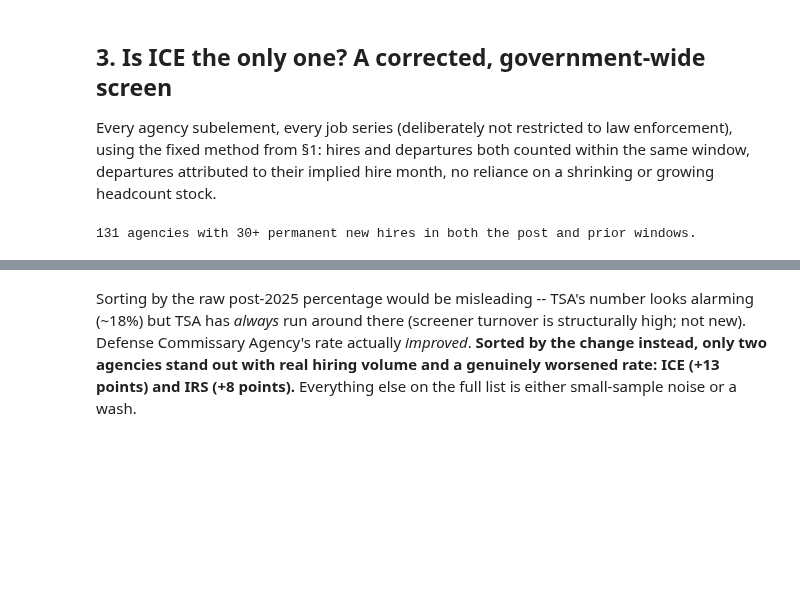
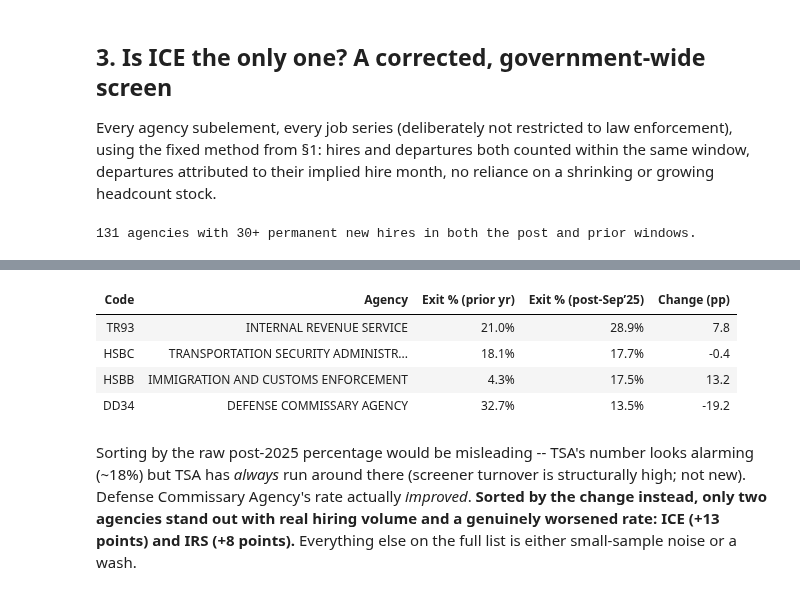
Before and after one commit to abigailhaddad/attrition-screen, a Jupyter notebook: attrition_screen.ipynb, the cells around one changed output, grey strips where cells are left out. Drawn from its saved outputs; the diff is of its cells as text; code cells hidden in the pictures; blank space fills up the shorter version.

```diff
--- a/attrition_screen.ipynb
+++ b/attrition_screen.ipynb
@@ -285,6 +303,23 @@ show(top_change[["agency_subelement_code","agency_subelement","hires_prior","hir
 | IN06 | INDIAN AFFAIRS | 164 | 106 | 8.5% | 10.4% | 1.8 |
 | DD27 | MISSILE DEFENSE AGENCY | 200 | 51 | 3.5% | 3.9% | 0.4 |
 | DD82 | NATIONAL RECONNAISSANCE OFFICE | 90 | 66 | 1.1% | 1.5% | 0.4 |
+# %%
+# Why sorting by the raw rate (not the change) is misleading: check the highest post-Sep'25
+# rates, plus Defense Commissary Agency specifically (high level, but improving).
+top_level = pd.concat([
+    yoy.sort_values("pct_post", ascending=False).head(3),
+    yoy[yoy.agency_subelement_code == "DD34"],
+])
+show(top_level[["agency_subelement_code","agency_subelement","pct_prior","pct_post","change_pp"]]
+     .rename(columns={"agency_subelement_code":"Code","agency_subelement":"Agency",
+                       "pct_prior":"Exit % (prior yr)","pct_post":"Exit % (post-Sep’25)","change_pp":"Change (pp)"}),
+     pct=["Exit % (prior yr)","Exit % (post-Sep’25)"])
+# %% [output]
+| Code | Agency | Exit % (prior yr) | Exit % (post-Sep’25) | Change (pp) |
+| TR93 | INTERNAL REVENUE SERVICE | 21.0% | 28.9% | 7.8 |
+| HSBC | TRANSPORTATION SECURITY ADMINISTR... | 18.1% | 17.7% | -0.4 |
+| HSBB | IMMIGRATION AND CUSTOMS ENFORCEMENT | 4.3% | 17.5% | 13.2 |
+| DD34 | DEFENSE COMMISSARY AGENCY | 32.7% | 13.5% | -19.2 |
 # %% [markdown]
 Sorting by the raw post-2025 percentage would be misleading -- TSA's number looks alarming (~18%)
 but TSA has *always* run around there (screener turnover is structurally high; not new). Defense
```
Also changed, not shown: parts of 7 cells of this notebook, 2 other files.
